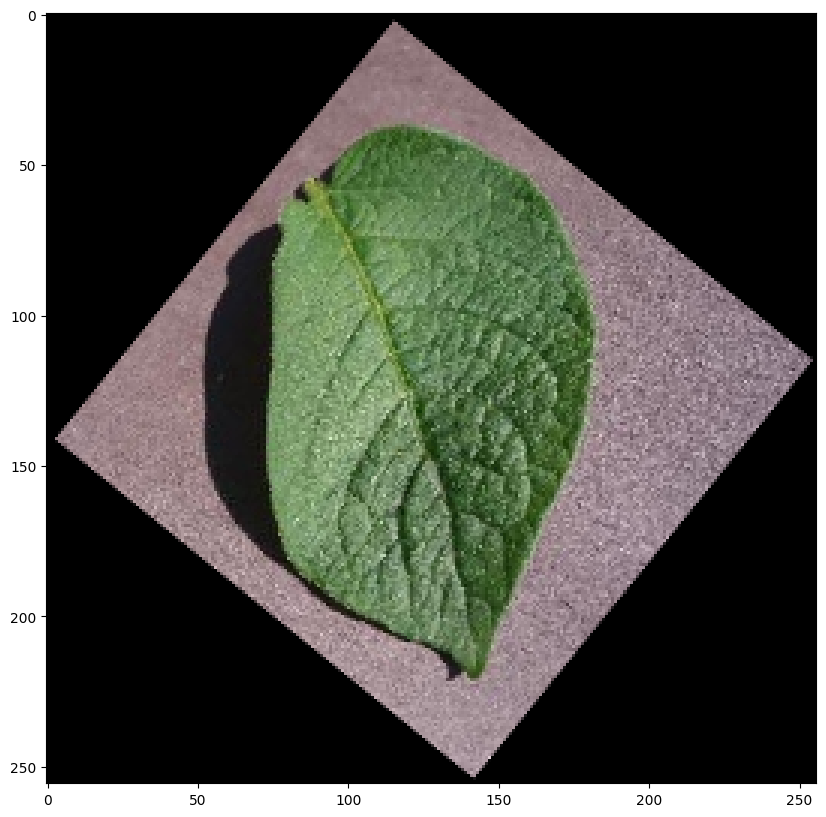
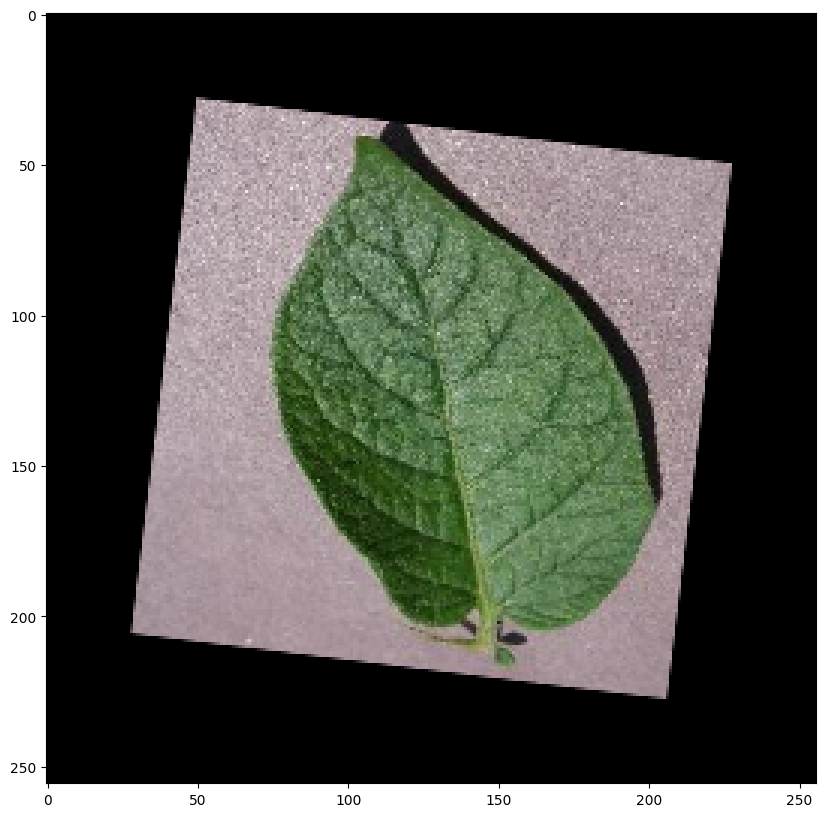
The change to this notebook cell's code, shown as a diff; its figure went from the first image to the second:
--- before
+++ after
@@ -1,4 +1,4 @@
 fig, axs = plt.subplots(1,1,figsize=(10,10))
-axs.imshow(augmented_healthy_image_data[-2])
+axs.imshow(augmented_healthy_image_data[-1][0])
 
 plt.show()

Commit: Corrected Data augmentation step